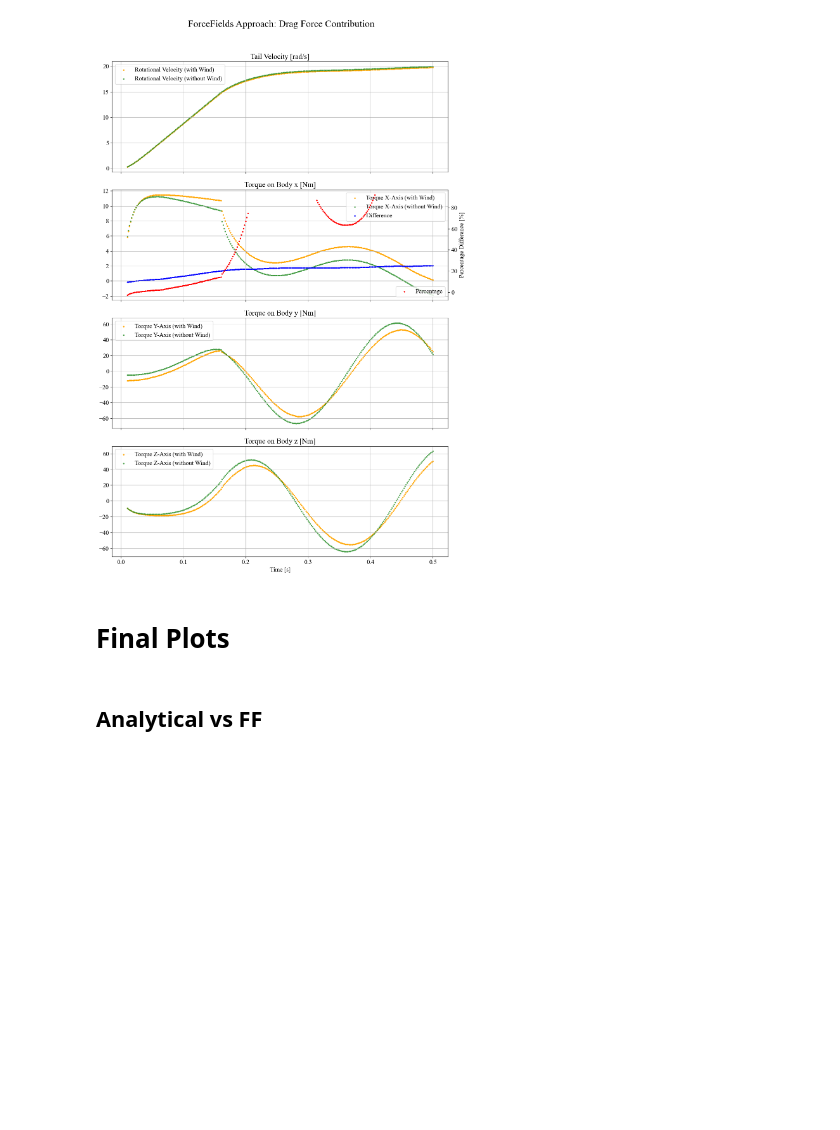
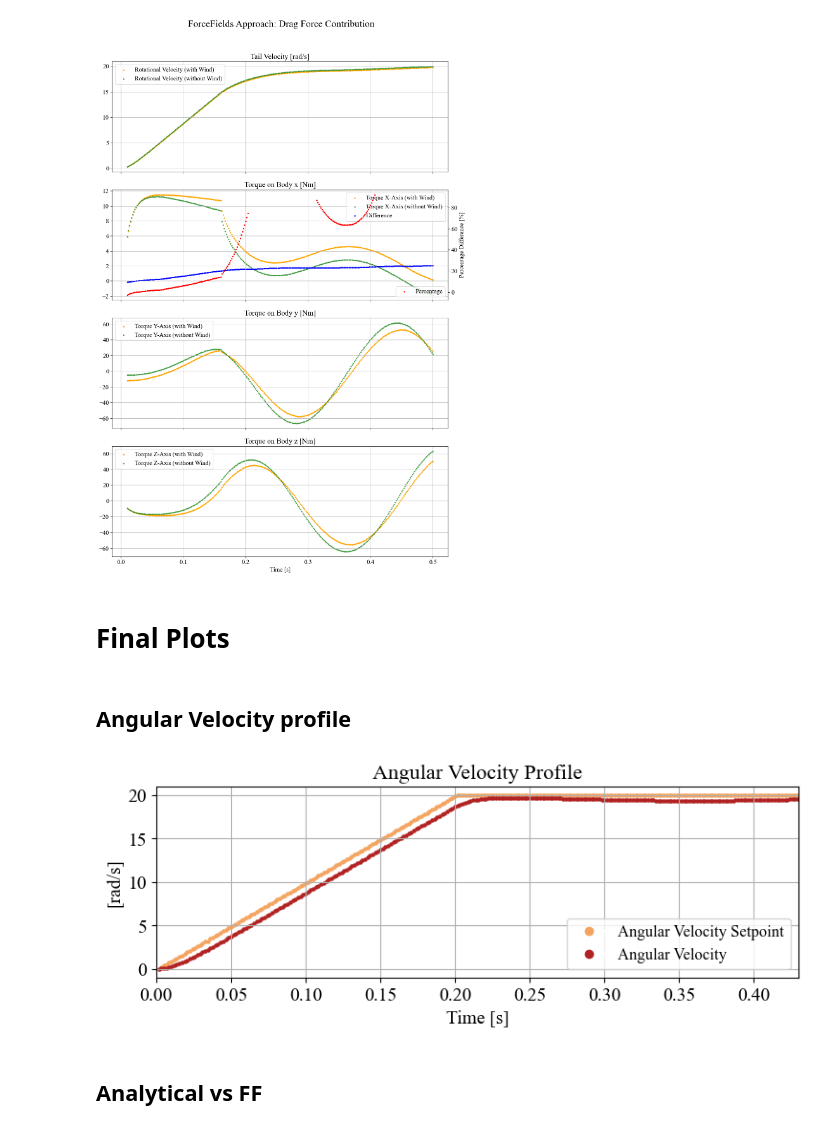
Before and after one commit to Maexerich/IsaacLab, a Jupyter notebook: source/data_visualization_v1.ipynb, the cells around one changed output. Cells and saved outputs as stored; diff of their text form; code cells hidden in the pictures; blank space fills up the shorter version.

```diff
--- a/source/data_visualization_v1.ipynb
+++ b/source/data_visualization_v1.ipynb
@@ -382,6 +468,40 @@ See the caveats in the documentation: https://pandas.pydata.org/pandas-docs/stab
 [figure]
 # %% [markdown]
 # Final Plots
+# %% [markdown]
+## Angular Velocity profile
+# %%
+data = pd.read_csv('results/2024_10_06_An_corner_enabled.csv')
+
+fig, ax = plt.subplots(figsize=(10, 4))
+plt.rcParams["font.family"] = "Times New Roman"
+plt.rcParams.update({'font.size': 12})
+
+ax.scatter(data['time_seconds'], data['TailDrive_velocity_setpoint'], label='Angular Velocity Setpoint', marker='o', s=5, color='sandybrown')
+ax.scatter(data['time_seconds'], data['TailDrive_velocity'], label='Angular Velocity', marker='o', s=5, color='firebrick')
+
+ax.set_xlim(0, 0.43)
+ax.set_title('Angular Velocity Profile', fontsize=16)
+ax.set_xlabel('Time [s]')
+ax.set_ylabel('[rad/s]')
+ax.grid()
+
+legend_elements = [
+    Line2D([0], [0], marker='o', color='w', label='Angular Velocity Setpoint', markerfacecolor='sandybrown', markersize=8),
+    Line2D([0], [0], marker='o', color='w', label='Angular Velocity', markerfacecolor='firebrick', markersize=8),
+    # Line2D([0], [0], marker='o', color='w', label='Tail Position', markerfacecolor='olive', markersize=8)
+]
+
+# One unified legend
+ax.legend(handles=legend_elements, loc='lower right')
+
+width_cm = 22
+width_inch = width_cm / 2.54
+fig.set_size_inches(width_inch, width_inch*0.3)
+
+plt.savefig('results/AngularVelocityProfile.pdf', format='pdf', bbox_inches='tight')
+# %% [output]
+[figure, added]
 # %% [markdown]
 ## Analytical vs FF
 # %%
```
Also changed, not shown: parts of 4 cells of this notebook, 11 other files.
